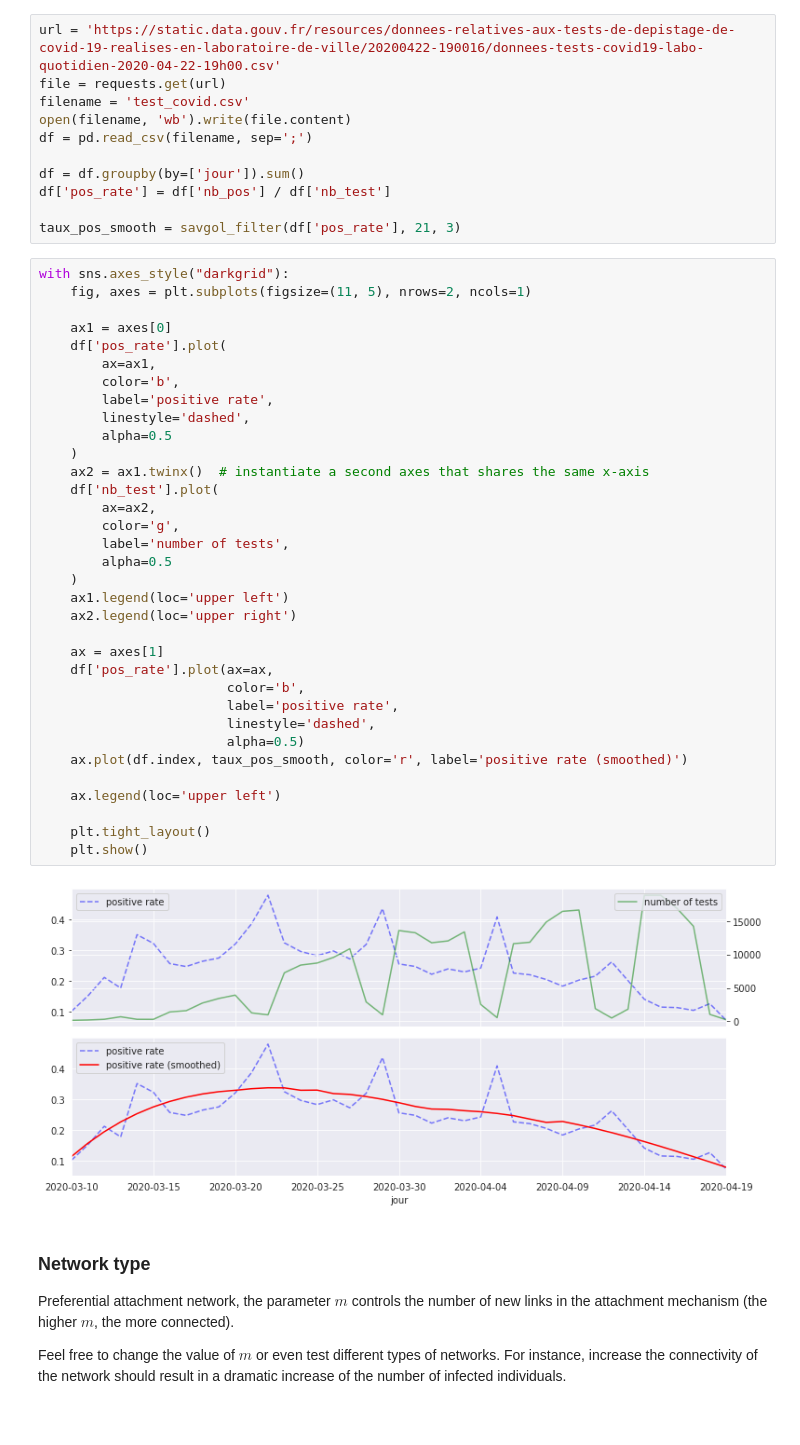
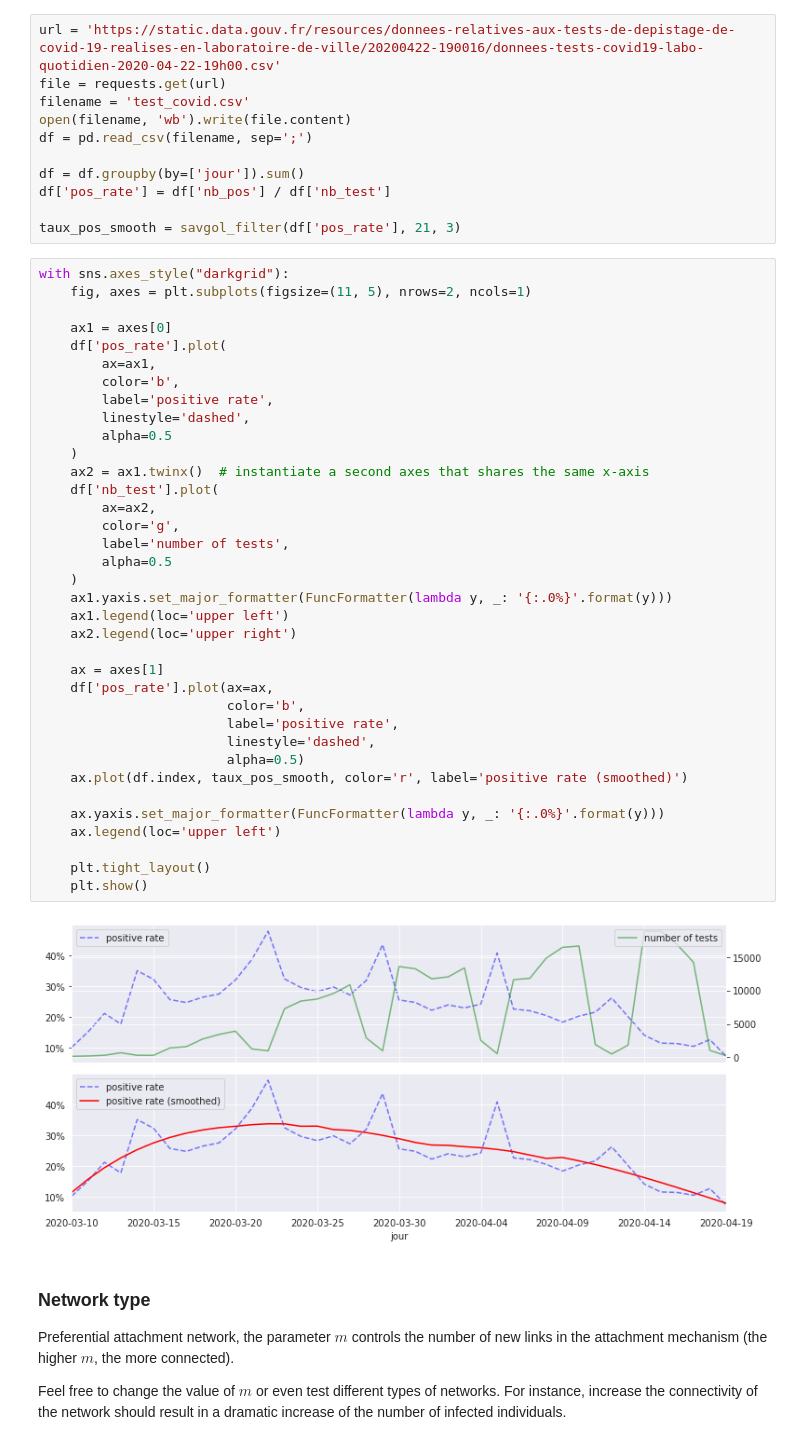
Before and after one commit to sauxpa/markov_epidemic, a Jupyter notebook: covid_france.ipynb, the cells around one changed output. Drawn from its saved outputs; the diff is of its cells as text.

```diff
--- a/covid_france.ipynb
+++ b/covid_france.ipynb
@@ -38,34 +38,36 @@ with sns.axes_style("darkgrid"):
     df['pos_rate'].plot(
         ax=ax1,
         color='b',
         label='positive rate',
         linestyle='dashed',
         alpha=0.5
     )
     ax2 = ax1.twinx()  # instantiate a second axes that shares the same x-axis
     df['nb_test'].plot(
         ax=ax2,
         color='g',
         label='number of tests',
         alpha=0.5
     )
+    ax1.yaxis.set_major_formatter(FuncFormatter(lambda y, _: '{:.0%}'.format(y)))
     ax1.legend(loc='upper left')
     ax2.legend(loc='upper right')
 
     ax = axes[1]
     df['pos_rate'].plot(ax=ax,
                         color='b',
                         label='positive rate',
                         linestyle='dashed',
                         alpha=0.5)
     ax.plot(df.index, taux_pos_smooth, color='r', label='positive rate (smoothed)')
 
+    ax.yaxis.set_major_formatter(FuncFormatter(lambda y, _: '{:.0%}'.format(y)))
     ax.legend(loc='upper left')
 
     plt.tight_layout()
     plt.show()
 # %% [output]
-[figure, old version]
+[figure, new version]
 # %% [markdown]
 ### Network type
 
```
Also changed, not shown: parts of 6 cells of this notebook.
